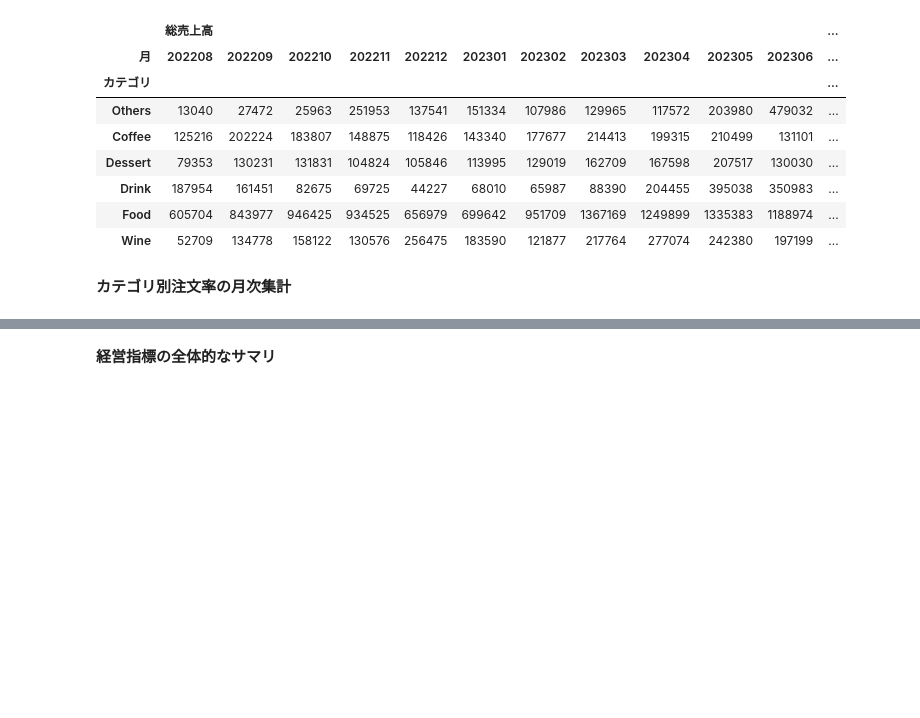
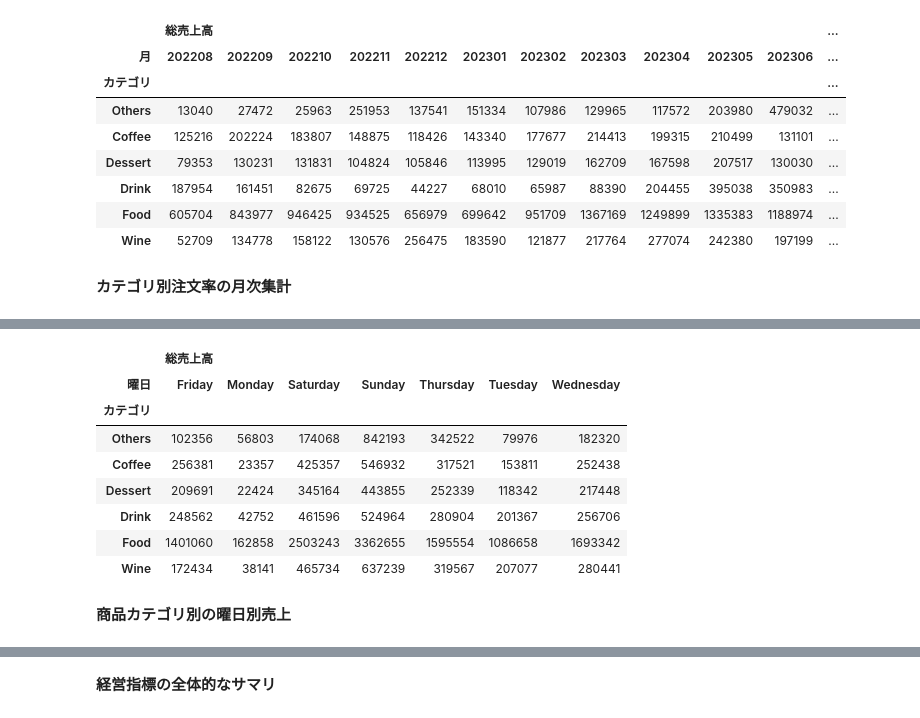
Before and after one commit to YoshiakiAsahara/for-intern, a Jupyter notebook: phase1.ipynb, the cells around one changed output, grey strips where cells are left out. Drawn from its saved outputs; the diff is of its cells as text; code cells hidden in the pictures; blank space fills up the shorter version.

```diff
--- a/phase1.ipynb
+++ b/phase1.ipynb
@@ -244,0 +325,22 @@ result_month_rate_category_df.columns = ['Others', 'Coffee', 'Dessert', 'Drink',
+# %%
+# 曜日別集計のためデータ結合
+weekly_category_sales = pd.merge(order_df, account_df[['決済ID', '曜日']], how='inner', on='決済ID')
+# カテゴリ別総売上高を曜日別に集計
+weekly_category_sales_df = weekly_category_sales.groupby(['カテゴリ', '曜日']).agg({'総売上高': np.sum}).unstack()
+# グラフ表示のため、英名に変換
+index_dict = {'その他': 'Others', 'コーヒー': 'Coffee', 'デザート': 'Dessert', 'ドリンク': 'Drink', 'フード': 'Food', 'ワイン': 'Wine'}
+weekly_category_sales_df.index = weekly_category_sales_df.index.map(index_dict)
+# %%
+weekly_category_sales_df
+# %% [output]
+|  | 総売上高 |  |  |  |  |  |  |
+| 曜日 | Friday | Monday | Saturday | Sunday | Thursday | Tuesday | Wednesday |
+| カテゴリ |  |  |  |  |  |  |  |
+| Others | 102356 | 56803 | 174068 | 842193 | 342522 | 79976 | 182320 |
+| Coffee | 256381 | 23357 | 425357 | 546932 | 317521 | 153811 | 252438 |
+| Dessert | 209691 | 22424 | 345164 | 443855 | 252339 | 118342 | 217448 |
+| Drink | 248562 | 42752 | 461596 | 524964 | 280904 | 201367 | 256706 |
+| Food | 1401060 | 162858 | 2503243 | 3362655 | 1595554 | 1086658 | 1693342 |
+| Wine | 172434 | 38141 | 465734 | 637239 | 319567 | 207077 | 280441 |
+# %% [markdown]
+**商品カテゴリ別の曜日別売上**
```
Also changed, not shown: parts of 22 cells of this notebook.
